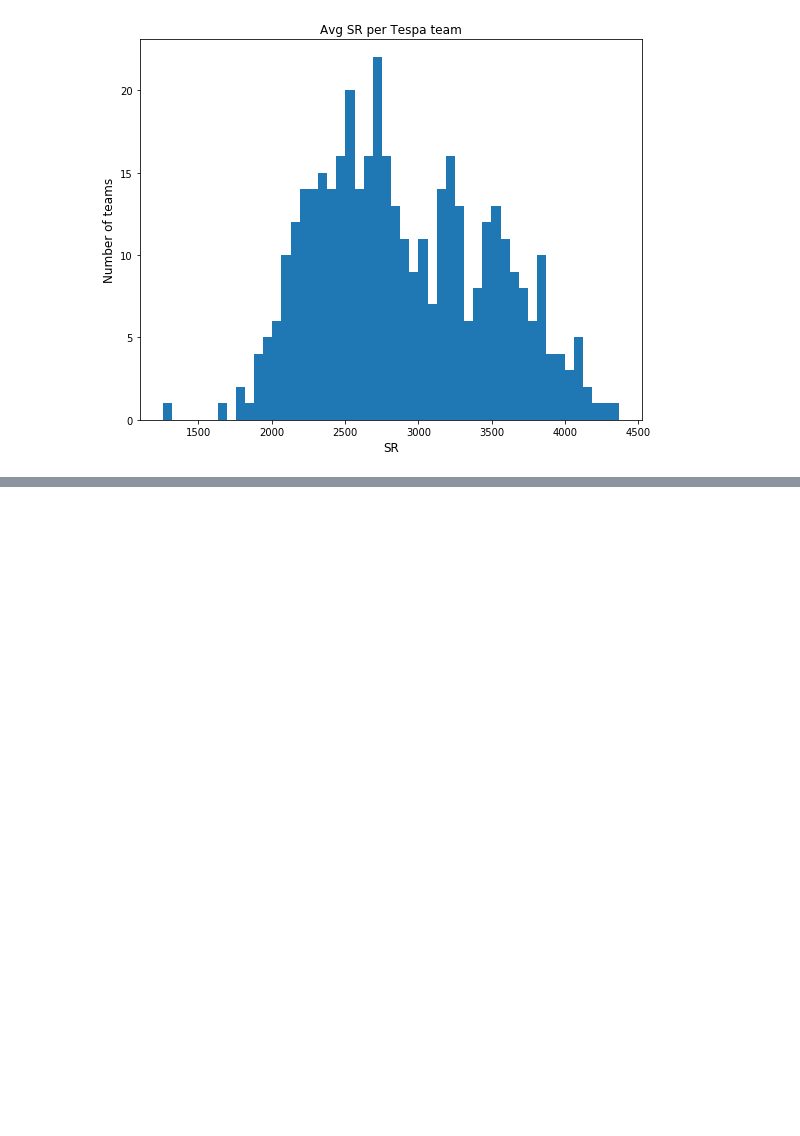
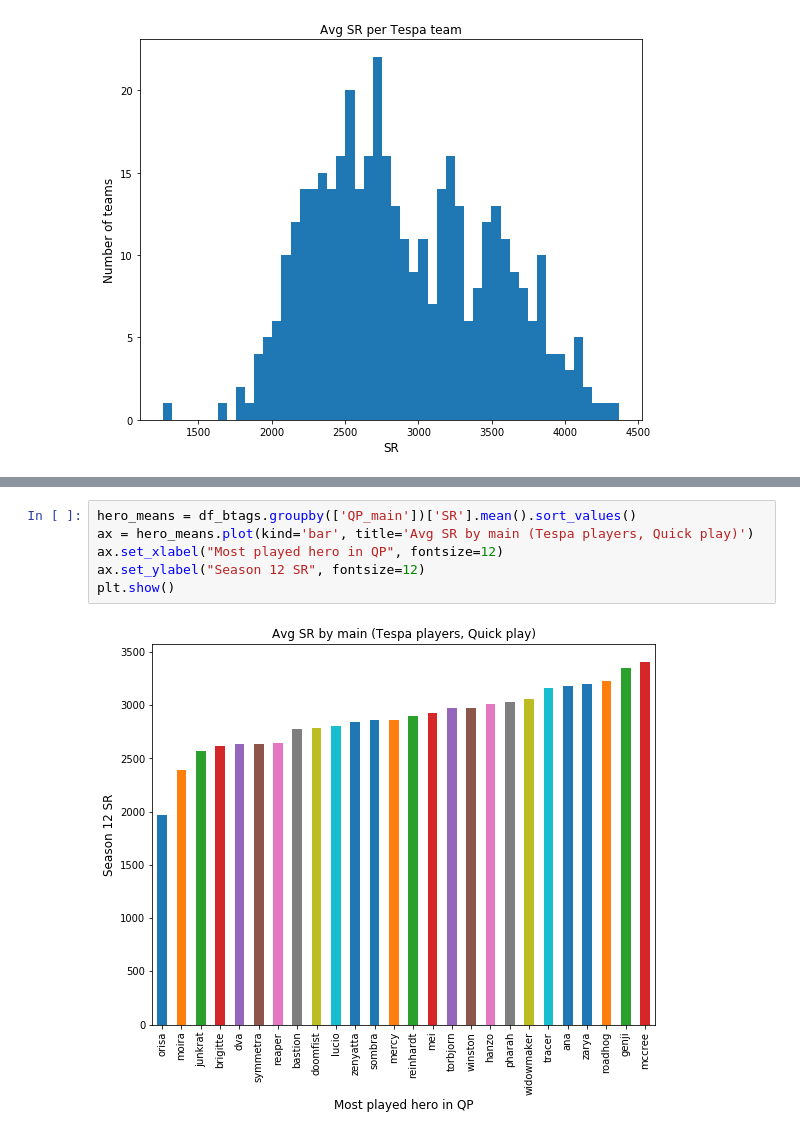
Before and after one commit to meeow/tespa-data, a Jupyter notebook: TespaDataExploration.ipynb, the cells around one changed output, grey strips where cells are left out. Drawn from its saved outputs; the diff is of its cells as text; blank space fills up the shorter version.

```diff
--- a/TespaDataExploration.ipynb
+++ b/TespaDataExploration.ipynb
@@ -218,0 +217,8 @@ Average SR: 4370.375
+# %%
+hero_means = df_btags.groupby(['QP_main'])['SR'].mean().sort_values()
+ax = hero_means.plot(kind='bar', title='Avg SR by main (Tespa players, Quick play)')
+ax.set_xlabel("Most played hero in QP", fontsize=12)
+ax.set_ylabel("Season 12 SR", fontsize=12)
+plt.show()
+# %% [output]
+[figure, added]
```
Also changed, not shown: parts of 24 cells of this notebook, 8 other files.
